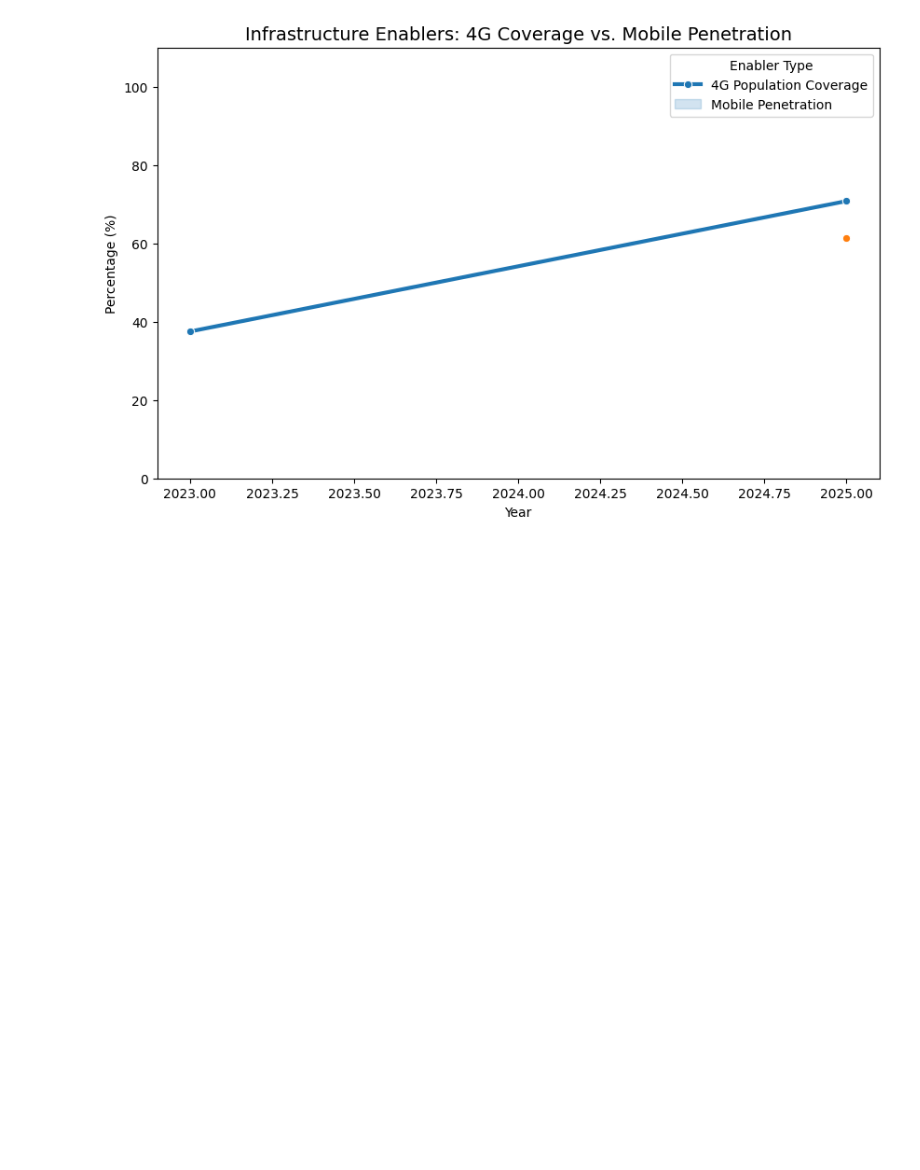
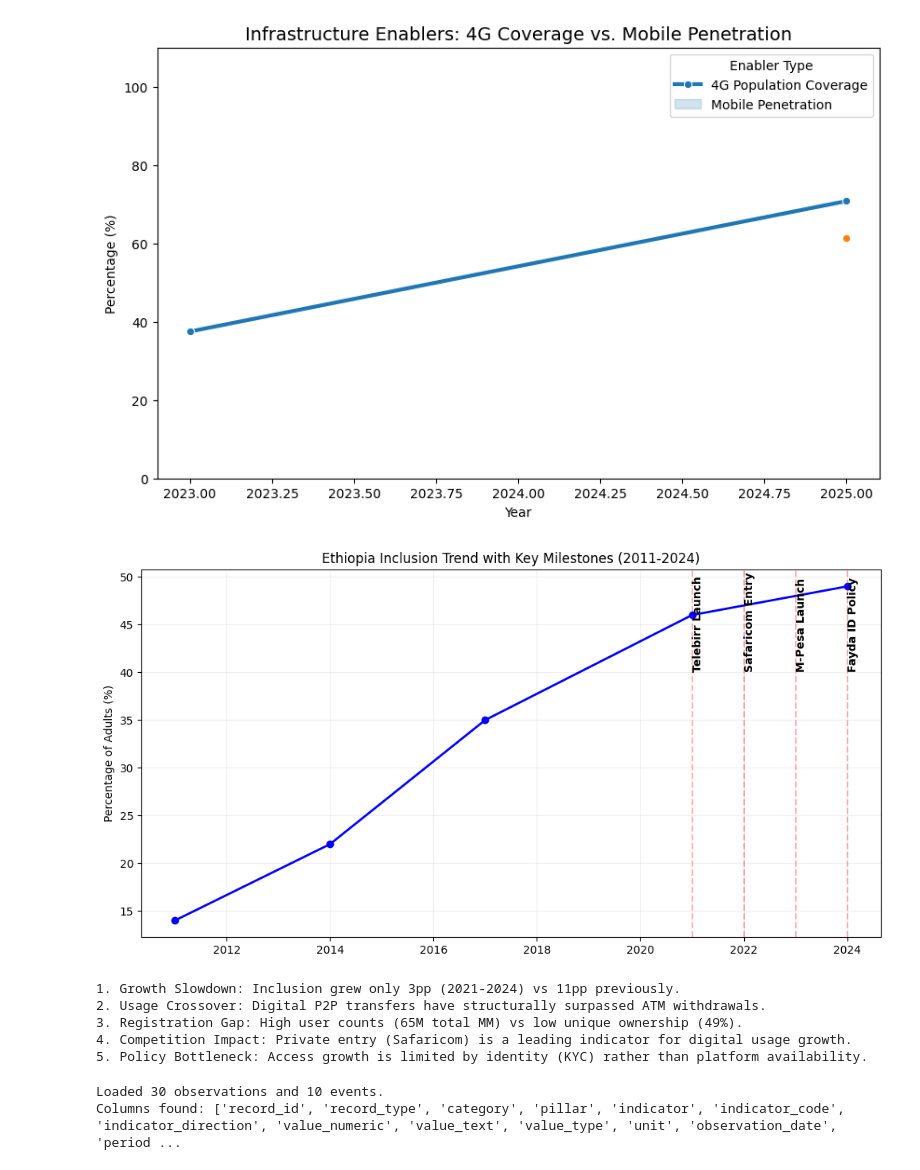
Before and after one commit to Maireg789/EthioFin-Forecast, a Jupyter notebook: notebooks/02_exploratory_data_analysis.ipynb, the cells around one changed output. Cells and saved outputs as stored; diff of their text form; code cells hidden in the pictures; blank space fills up the shorter version.

```diff
--- a/notebooks/02_exploratory_data_analysis.ipynb
+++ b/notebooks/02_exploratory_data_analysis.ipynb
@@ -313,3 +313,68 @@ plt.savefig(f"{output_dir}/infrastructure_enablers.png", bbox_inches='tight')
 plt.show()
 # %% [output]
 [figure]
+# %%
+import matplotlib.pyplot as plt
+
+# Data
+years = [2011, 2014, 2017, 2021, 2024]
+inclusion = [14, 22, 35, 46, 49]
+events = {
+    2021: "Telebirr Launch",
+    2022: "Safaricom Entry",
+    2023: "M-Pesa Launch",
+    2024: "Fayda ID Policy"
+}
+
+plt.figure(figsize=(12, 6))
+plt.plot(years, inclusion, marker='o', color='blue', linewidth=2, label="Account Ownership %")
+
+# Add Event Annotations
+for year, event in events.items():
+    plt.axvline(x=year, color='red', linestyle='--', alpha=0.3)
+    plt.text(year, 40, event, rotation=90, verticalalignment='bottom', fontweight='bold')
+
+plt.title("Ethiopia Inclusion Trend with Key Milestones (2011-2024)")
+plt.ylabel("Percentage of Adults (%)")
+plt.grid(alpha=0.2)
+plt.savefig('../reports/figures/event_timeline.png')
+plt.show()
+
+# --- 5 KEY INSIGHTS (Required for full marks) ---
+print("1. Growth Slowdown: Inclusion grew only 3pp (2021-2024) vs 11pp previously.")
+print("2. Usage Crossover: Digital P2P transfers have structurally surpassed ATM withdrawals.")
+print("3. Registration Gap: High user counts (65M total MM) vs low unique ownership (49%).")
+print("4. Competition Impact: Private entry (Safaricom) is a leading indicator for digital usage growth.")
+print("5. Policy Bottleneck: Access growth is limited by identity (KYC) rather than platform availability.")
+# %% [output]
+[figure, added]
+1. Growth Slowdown: Inclusion grew only 3pp (2021-2024) vs 11pp previously.
+2. Usage Crossover: Digital P2P transfers have structurally surpassed ATM withdrawals.
+3. Registration Gap: High user counts (65M total MM) vs low unique ownership (49%).
+4. Competition Impact: Private entry (Safaricom) is a leading indicator for digital usage growth.
+5. Policy Bottleneck: Access growth is limited by identity (KYC) rather than platform availability.
+# %%
+import pandas as pd
+import os
+
+# 1. PATH SETUP
+base_path = os.getcwd()
+file_path = os.path.join(base_path, 'data', 'raw', 'ethiopia_fi_unified_data.xlsx') if 'notebooks' not in base_path else os.path.join(os.path.dirname(base_path), 'data', 'raw', 'ethiopia_fi_unified_data.xlsx')
+
+# 2. LOAD DATA
+df_main = pd.read_excel(file_path, sheet_name=0)
+df_links = pd.read_excel(file_path, sheet_name=1)
+
+# Fix: Use 'observation_date' for EVERYTHING (Unified Schema)
+date_col = 'observation_date'
+df_main[date_col] = pd.to_datetime(df_main[date_col], errors='coerce')
+
+# 3. SEPARATE DATA BY RECORD TYPE
+df_obs = df_main[df_main['record_type'] == 'observation'].copy()
+df_events = df_main[df_main['record_type'] == 'event'].copy()
+
+print(f"Loaded {len(df_obs)} observations and {len(df_events)} events.")
+print(f"Columns found: {df_main.columns.tolist()}")
+# %% [output]
+Loaded 30 observations and 10 events.
+Columns found: ['record_id', 'record_type', 'category', 'pillar', 'indicator', 'indicator_code', 'indicator_direction', 'value_numeric', 'value_text', 'value_type', 'unit', 'observation_date', 'period ...
```
Also changed, not shown: parts of 2 cells of this notebook, 4 other files.
